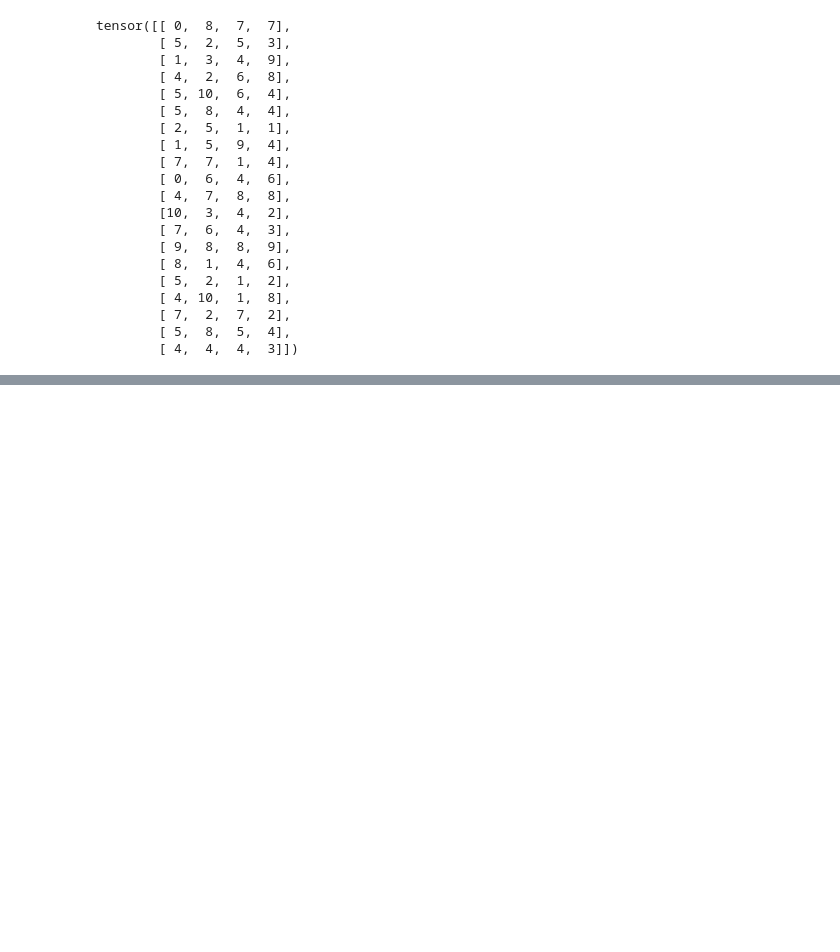
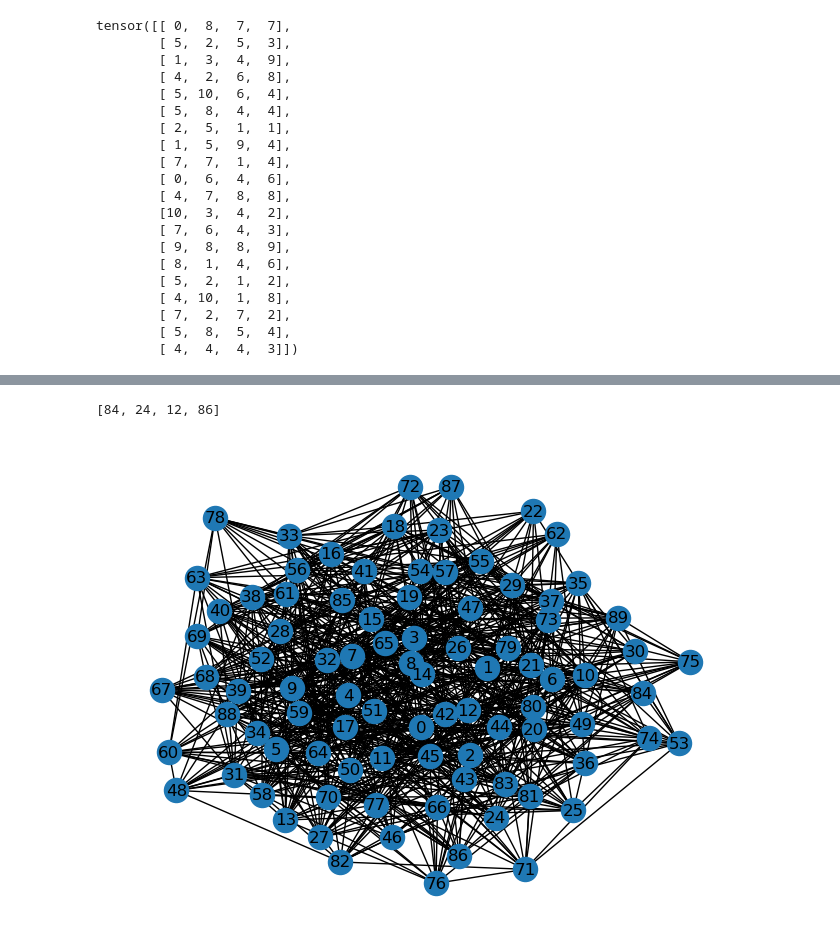
Before and after one commit to Zsivony1es/rewiring-heuristics, a Jupyter notebook: Source/src/testing.ipynb, the cells around one changed output, grey strips where cells are left out. Cells and saved outputs as stored; diff of their text form; code cells hidden in the pictures; blank space fills up the shorter version.

Commit message:
Implement diameter reduction

```diff
--- a/Source/src/testing.ipynb
+++ b/Source/src/testing.ipynb
@@ -176,0 +177,19 @@ plt.show()
+# %%
+while nx.diameter(G) > 2:
+    shortest_paths = dict(nx.all_pairs_shortest_path(G=G))
+    longest_ind = (0,0)
+
+    for node1, paths in shortest_paths.items():
+        for node2, path in paths.items():
+            if len(path) > len(shortest_paths[longest_ind[0]][longest_ind[1]]):
+                    longest_ind = (node1, node2)
+
+    G.add_edge(*longest_ind)
+
+print(shortest_paths[longest_ind[0]][longest_ind[1]])
+
+nx.draw_spring(G, with_labels=True)
+plt.show()
+# %% [output]
+[84, 24, 12, 86]
+[figure, added]
```
Also changed, not shown: parts of 1 cell of this notebook, 1 other file.
